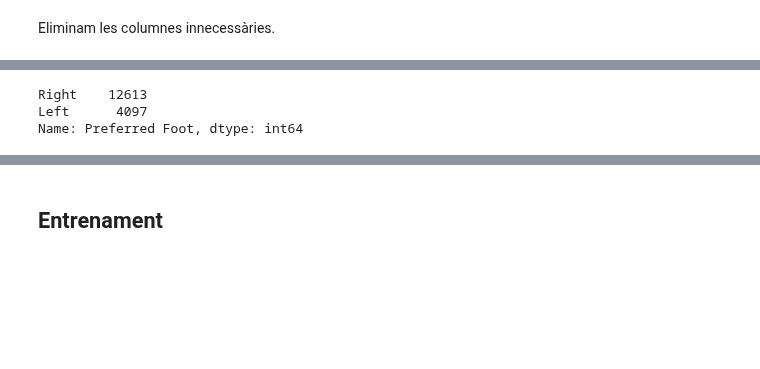
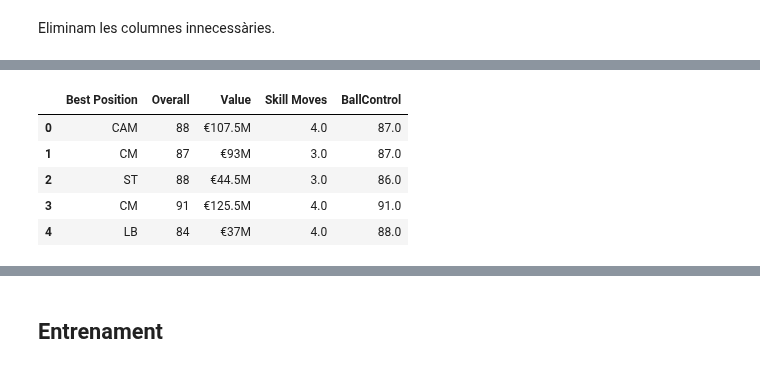
Before and after one commit to pimentel124/ia_2022, a Jupyter notebook: neteja dades/fifa_practice.ipynb, the cells around one changed output, grey strips where cells are left out. Drawn from its saved outputs; the diff is of its cells as text; code cells hidden in the pictures; blank space fills up the shorter version.

```diff
--- a/neteja dades/fifa_practice.ipynb
+++ b/neteja dades/fifa_practice.ipynb
@@ -31,8 +31,8 @@ import numpy as np
 
 Per llegir les dades emprarem la llibreria de ``pandas``. El fitxer en qüestió és el fitxer que heu descarregat de Kaggle.
 # %%
-df = pd.read_csv("./dades.csv")
-df.head()
+org = pd.read_csv("./dades.csv")
+org.head()
 # %% [output]
 |  | ID | Name | Age | Photo | Nationality | Flag | Overall | Potential | Club | Club Logo | ... |
 | 0 | 212198 | Bruno Fernandes | 26 | https://cdn.sofifa.com/players/21... | Portugal | https://cdn.sofifa.com/flags/pt.png | 88 | 89 | Manchester United | https://cdn.sofifa.com/teams/11/3... | ... |
@@ -46,9 +45,9 @@ df.head()
 # %% [markdown]
 Eliminam les columnes innecessàries.
 # %%
-df.drop(['ID', 'Photo', 'Flag', 'Club Logo',], axis=1, inplace=True)
+org.drop(['ID', 'Photo', 'Flag', 'Club Logo',], axis=1, inplace=True)
 pd.set_option('display.max_columns', None)
-df.head()
+org.head()
 # %% [output]
 |  | Name | Age | Nationality | Overall | Potential | Club | Value | Wage | Special | Preferred Foot | ... |
 | 0 | Bruno Fernandes | 26 | Portugal | 88 | 89 | Manchester United | €107.5M | €250K | 2341 | Right | ... |
@@ -56,10 +55,13 @@ df.head()
 | 2 | L. Suárez | 34 | Uruguay | 88 | 88 | Atlético de Madrid | €44.5M | €135K | 2307 | Right | ... |
 | 3 | K. De Bruyne | 30 | Belgium | 91 | 91 | Manchester City | €125.5M | €350K | 2304 | Right | ... |
 | 4 | M. Acuña | 29 | Argentina | 84 | 84 | Sevilla FC | €37M | €45K | 2292 | Left | ... |
-# %%
-df.columns
-#df['Preferred Foot'].value_counts()
-# %% [output]
-Right    12613
-Left      4097
-Name: Preferred Foot, dtype: int64
+# %%
+df = org[['Best Position', 'Overall', 'Value', 'Skill Moves', 'BallControl']]
+df.head()
+# %% [output]
+|  | Best Position | Overall | Value | Skill Moves | BallControl |
+| 0 | CAM | 88 | €107.5M | 4.0 | 87.0 |
+| 1 | CM | 87 | €93M | 3.0 | 87.0 |
+| 2 | ST | 88 | €44.5M | 3.0 | 86.0 |
+| 3 | CM | 91 | €125.5M | 4.0 | 91.0 |
+| 4 | LB | 84 | €37M | 4.0 | 88.0 |
```
Also changed, not shown: parts of 2 cells of this notebook.
